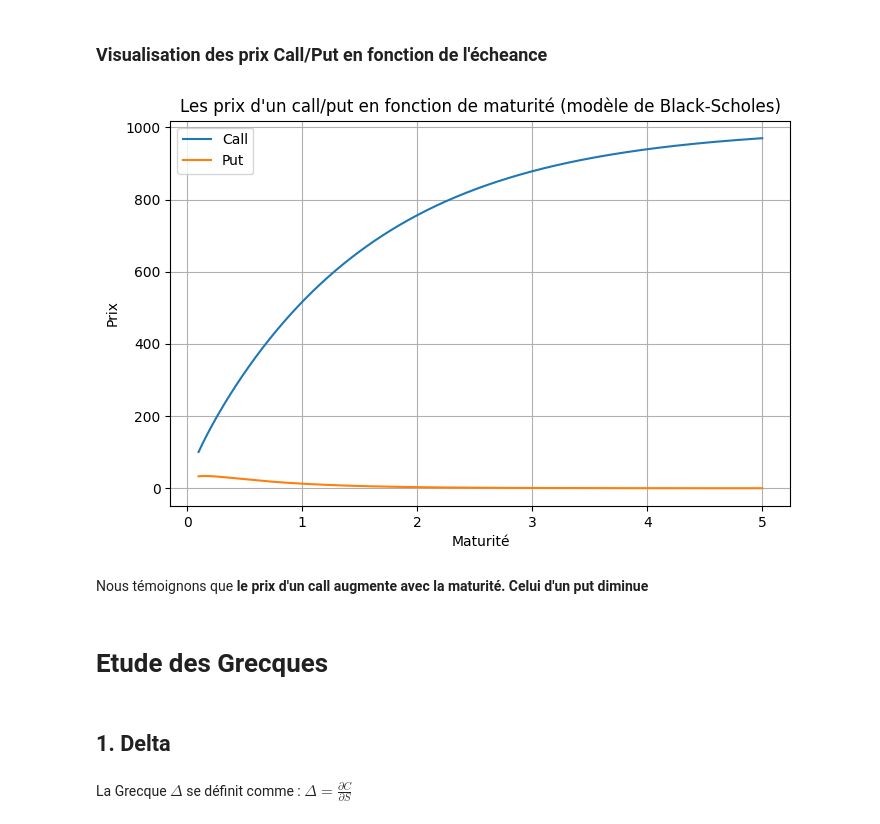
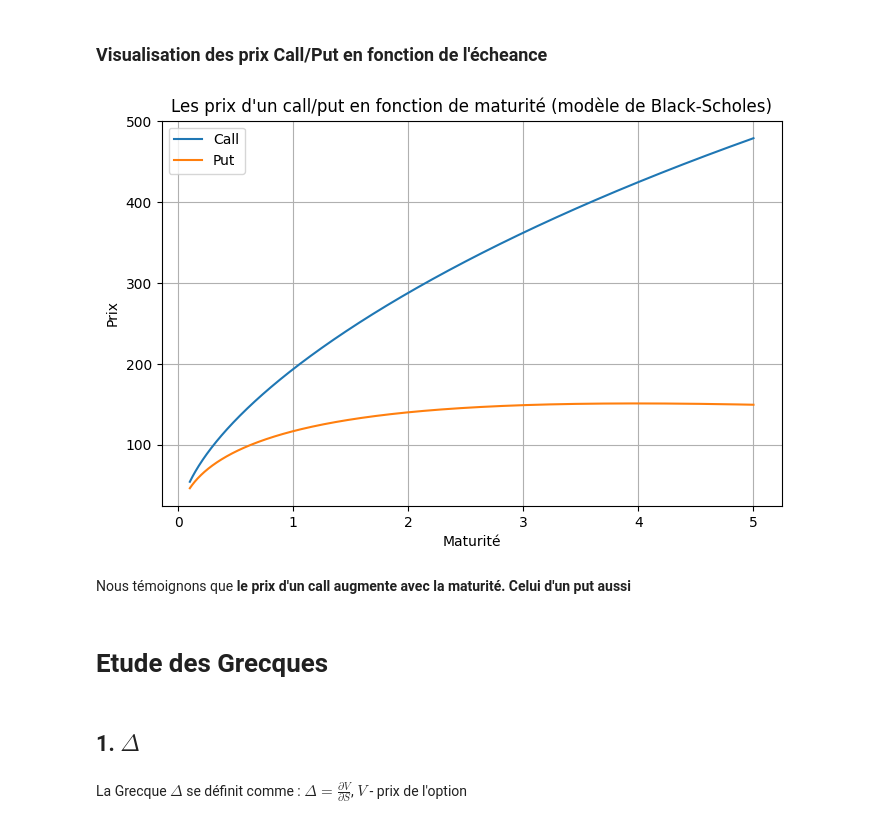
Before and after one commit to zmeikingleb/Financial_Models, a Jupyter notebook: Black Scholes.ipynb, the cells around one changed output. Drawn from its saved outputs; the diff is of its cells as text; code cells hidden in the pictures.

```diff
--- a/Black Scholes.ipynb
+++ b/Black Scholes.ipynb
@@ -113,10 +118,13 @@ Nous constatons que **les prix d'un call et d'un put augmentent avec la volatili
 # %% [markdown]
 ### Visualisation des prix Call/Put en fonction du taux sans risque
 # %%
-r1 = np.linspace(0.1, 1, 100)
-sigma = 0.5
-call_prices_risk = [b_s_call(S0, K, T, r_i, sigma) for r_i in r1]
-put_prices_risk = [b_s_put(S0, K, T, r_i, sigma) for r_i in r1]
+r = np.linspace(0.1, 1, 100)
+S0 = 1000
+T = 1
+K=1000
+s = .08
+call_prices_risk = [b_s_call(S0, K, T, r_i, s) for r_i in r]
+put_prices_risk = [b_s_put(S0, K, T, r_i, s) for r_i in r]
 
 plt.figure(figsize=(8,5))
 plt.plot(r1, call_prices_risk, label="Call")
@@ -135,25 +143,29 @@ Nous constatons que **le prix d'un call augmente avec le taux sans risque. Celui
 ### Visualisation des prix Call/Put en fonction de l'écheance
 # %%
 T= np.linspace(0.1, 5, 1000)
-call_prices_time = [b_s_call(S0, K, T, r, sigma) for T in T ]
-put_prices_time = [b_s_put(S0, K, T, r, sigma) for T in T ]
+S0 = 1000
+r = .08
+s= .7
+K=1000
+call_prices_time = [b_s_call(S0, K, T1, r, sigma) for T1 in T ]
+put_prices_time = [b_s_put(S0, K, T1, r, sigma) for T1 in T ]
 
 plt.figure(figsize=(8,5))
 plt.plot(T, call_prices_time, label="Call")
 plt.title("Les prix d'un call/put en fonction de maturité (modèle de Black-Scholes)")
 plt.plot(T, put_prices_time, label="Put")
 plt.xlabel("Maturité")
 plt.ylabel("Prix")
 plt.grid(True)
 plt.legend()
 plt.show()
 # %% [output]
-[figure, old version]
+[figure, new version]
 # %% [markdown]
-Nous témoignons que **le prix d'un call augmente avec la maturité. Celui d'un put diminue**
+Nous témoignons que **le prix d'un call augmente avec la maturité. Celui d'un put aussi**
 # %% [markdown]
 # Etude des Grecques
 # %% [markdown]
-## 1. Delta
+## 1. $\Delta$
 # %% [markdown]
-La Grecque $\Delta$ se définit comme : $\Delta = \frac{\partial C}{\partial S}$
+La Grecque $\Delta$ se définit comme : $\Delta = \frac{\partial V}{\partial S}$, $V$ - prix de l'option
```
Also changed, not shown: parts of 40 cells of this notebook.
